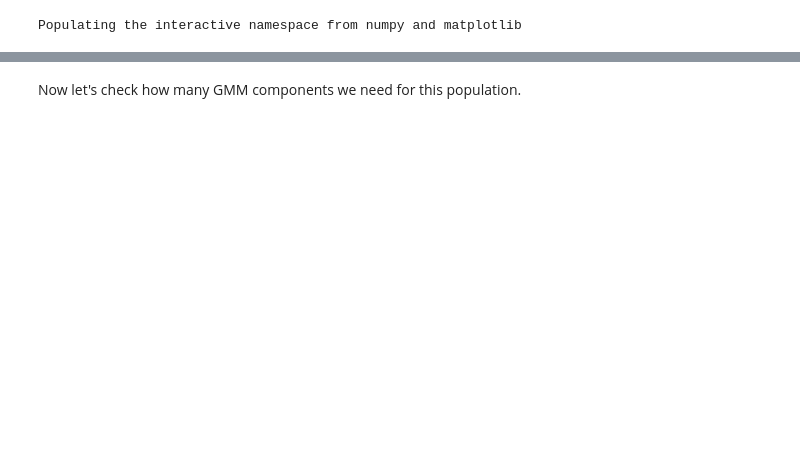
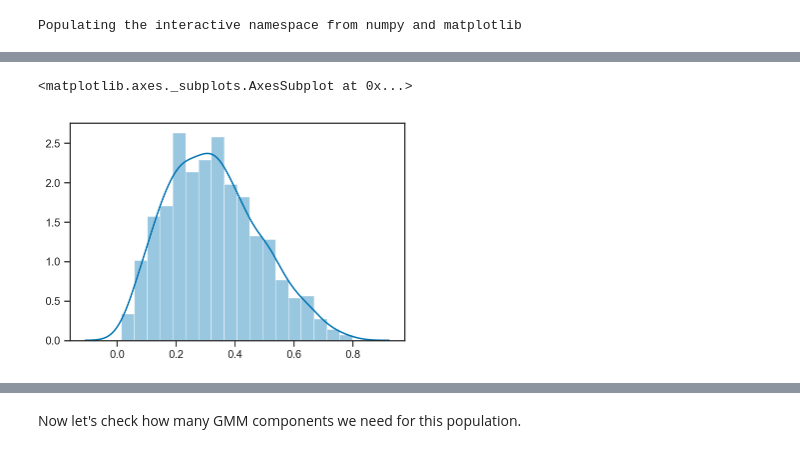
Before and after one commit to farr/PISNLineCosmography, a Jupyter notebook: GWTC-1.ipynb, the cells around one changed output, grey strips where cells are left out. Saved outputs shown, nothing was run; the diff lists cells and outputs as text; code cells hidden in the pictures; blank space fills up the shorter version.

```diff
--- a/GWTC-1.ipynb
+++ b/GWTC-1.ipynb
@@ -85,12 +99,13 @@ Now we make the "injection" set that we need to estimate VT for this population.
 # %%
-zMax = 1
+zMax = 0.8
 MMin = 3
 MMax = 125
 zs = expm1(linspace(log(1), log(1+zMax), 1000))
 dVdz = 4.0*pi*Planck15.differential_comoving_volume(zs).to(u.Gpc**3/u.sr).value
-Vz = cumtrapz(dVdz, zs, initial=0)
-pz = interp1d(zs, dVdz/Vz[-1])
-iPz = interp1d(Vz/Vz[-1], zs)
+dNdz = dVdz*(1+zs)**2 # Follow SFR?
+Nz = cumtrapz(dNdz, zs, initial=0)
+pz = interp1d(zs, dNdz/Nz[-1])
+iPz = interp1d(Nz/Nz[-1], zs)
 
 dzddl = interp1d(zs, 1.0/(Planck15.comoving_distance(zs).to(u.Gpc).value + (1+zs)*Planck15.hubble_distance.to(u.Gpc).value/Planck15.efunc(zs)))
 
@@ -112,15 +127,15 @@ def m2wt(m1, m2):
     return 1.0/(m1-MMin)
 # %%
 Ngen = 0
-Ninj_det = 16384
-snr_thresh = 8
+Ninj_det = 1024
+snr_thresh = 6
 
 m1sel = []
 m2sel = []
 dlsel = []
 wtsel = []
 
-with tqdm_notebook(total=Ninj_det) as bar:
+with tqdm(total=Ninj_det) as bar:
     while len(m1sel) < Ninj_det:
         z = draw_z()
         m1 = draw_m1()
@@ -142,3 +155,8 @@ with tqdm_notebook(total=Ninj_det) as bar:
+# %%
+sns.distplot(z_of_d(array(dlsel)*1000))
+# %% [output]
+<matplotlib.axes._subplots.AxesSubplot at 0x...>
+[figure, added]
 # %%
 with h5py.File('GWTC-1/GWTC-1-selected.h5', 'w') as f:
     f.attrs['N_gen'] = Ngen
```
Also changed, not shown: parts of 6 cells of this notebook, 2 other files.
